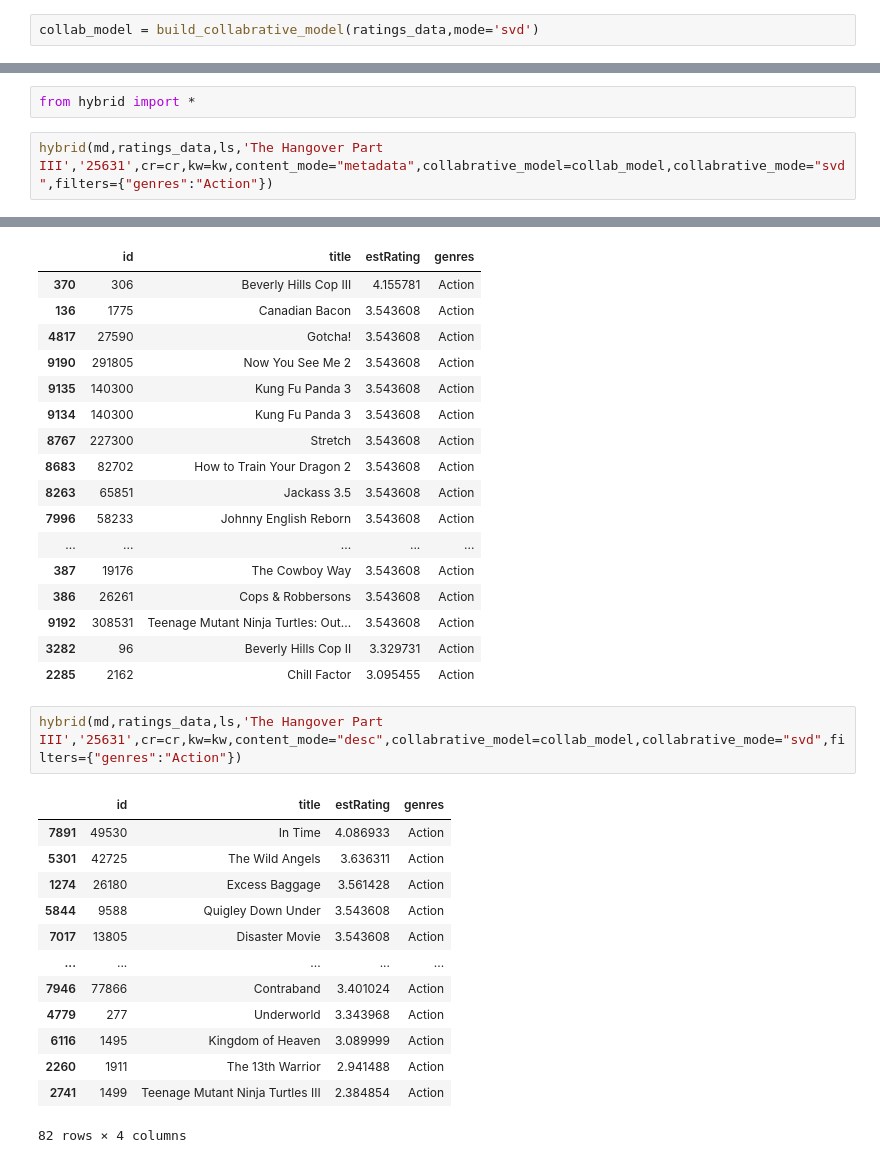
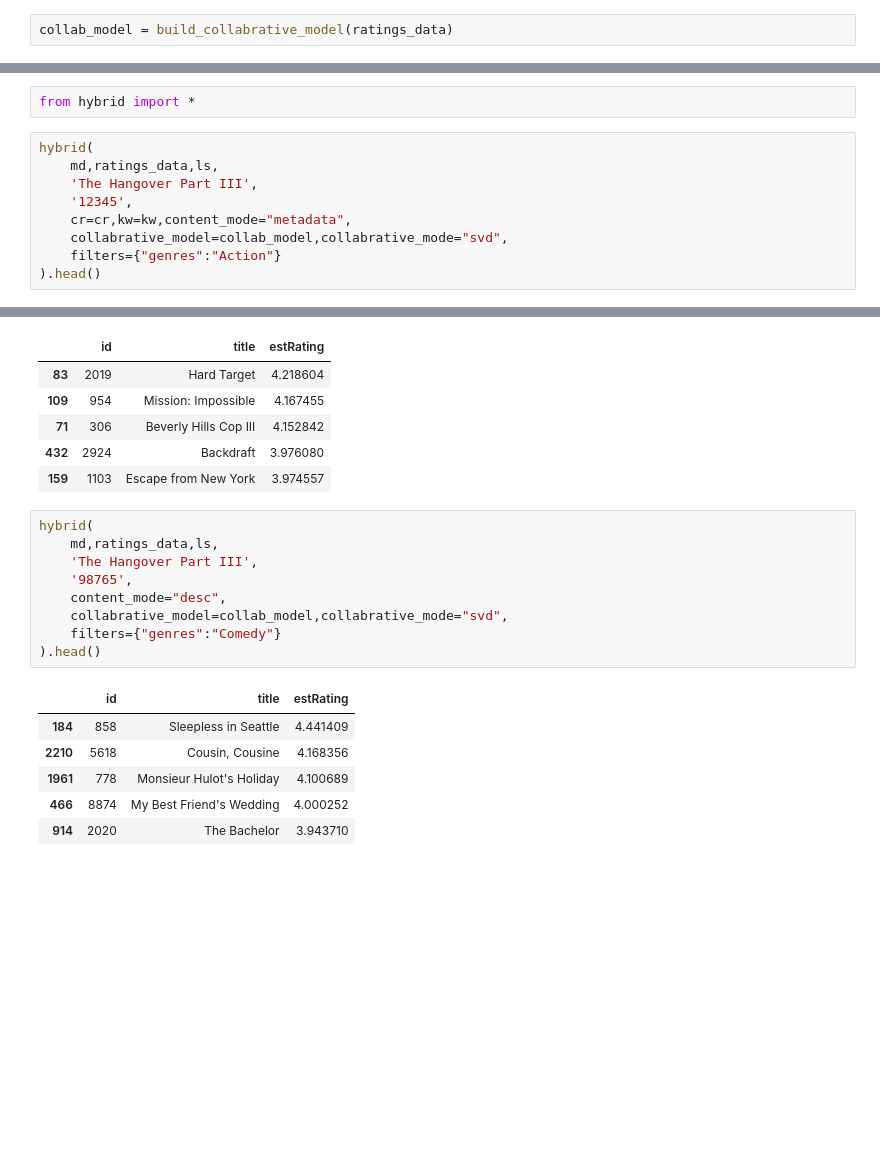
Before and after one commit to subhalingamd/movie-finder, a Jupyter notebook: frontend.ipynb, the cells around one changed output, grey strips where cells are left out. Drawn from its saved outputs; the diff is of its cells as text; blank space fills up the shorter version.

```diff
--- a/frontend.ipynb
+++ b/frontend.ipynb
@@ -185,7 +146,7 @@ content_metadata('The Hangover Part III',md,ls,cr,kw)[['id','title']]
 # %%
 from collabrative import *
 # %%
-collab_model = build_collabrative_model(ratings_data,mode='svd')
+collab_model = build_collabrative_model(ratings_data)
 # %% [output]
 Processing epoch 0
 Processing epoch 1
@@ -244,5 +191,12 @@ collabrative(md,ratings_data,'30000',model=collab_model,filters={"genres":"Comed
 # %%
 from hybrid import *
 # %%
-hybrid(md,ratings_data,ls,'The Hangover Part III','25631',cr=cr,kw=kw,content_mode="metadata",collabrative_model=collab_model,collabrative_mode="svd",filters={"genres":"Action"})
+hybrid(
+    md,ratings_data,ls,
+    'The Hangover Part III',
+    '12345',
+    cr=cr,kw=kw,content_mode="metadata",
+    collabrative_model=collab_model,collabrative_mode="svd",
+    filters={"genres":"Action"}
+).head()
 # %% [output]
@@ -249,33 +204,22 @@ hybrid(md,ratings_data,ls,'The Hangover Part III','25631',cr=cr,kw=kw,content_mo
-|  | id | title | estRating | genres |
-| 370 | 306 | Beverly Hills Cop III | 4.155781 | Action |
-| 136 | 1775 | Canadian Bacon | 3.543608 | Action |
-| 4817 | 27590 | Gotcha! | 3.543608 | Action |
-| 9190 | 291805 | Now You See Me 2 | 3.543608 | Action |
-| 9135 | 140300 | Kung Fu Panda 3 | 3.543608 | Action |
-| 9134 | 140300 | Kung Fu Panda 3 | 3.543608 | Action |
-| 8767 | 227300 | Stretch | 3.543608 | Action |
-| 8683 | 82702 | How to Train Your Dragon 2 | 3.543608 | Action |
-| 8263 | 65851 | Jackass 3.5 | 3.543608 | Action |
-| 7996 | 58233 | Johnny English Reborn | 3.543608 | Action |
-| ... | ... | ... | ... | ... |
-| 387 | 19176 | The Cowboy Way | 3.543608 | Action |
-| 386 | 26261 | Cops & Robbersons | 3.543608 | Action |
-| 9192 | 308531 | Teenage Mutant Ninja Turtles: Out... | 3.543608 | Action |
-| 3282 | 96 | Beverly Hills Cop II | 3.329731 | Action |
-| 2285 | 2162 | Chill Factor | 3.095455 | Action |
+|  | id | title | estRating |
+| 83 | 2019 | Hard Target | 4.218604 |
+| 109 | 954 | Mission: Impossible | 4.167455 |
+| 71 | 306 | Beverly Hills Cop III | 4.152842 |
+| 432 | 2924 | Backdraft | 3.976080 |
+| 159 | 1103 | Escape from New York | 3.974557 |
 # %%
-hybrid(md,ratings_data,ls,'The Hangover Part III','25631',cr=cr,kw=kw,content_mode="desc",collabrative_model=collab_model,collabrative_mode="svd",filters={"genres":"Action"})
+hybrid(
+    md,ratings_data,ls,
+    'The Hangover Part III',
+    '98765',
+    content_mode="desc",
+    collabrative_model=collab_model,collabrative_mode="svd",
+    filters={"genres":"Comedy"}
+).head()
 # %% [output]
-|  | id | title | estRating | genres |
-| 7891 | 49530 | In Time | 4.086933 | Action |
-| 5301 | 42725 | The Wild Angels | 3.636311 | Action |
-| 1274 | 26180 | Excess Baggage | 3.561428 | Action |
-| 5844 | 9588 | Quigley Down Under | 3.543608 | Action |
-| 7017 | 13805 | Disaster Movie | 3.543608 | Action |
-| ... | ... | ... | ... | ... |
-| 7946 | 77866 | Contraband | 3.401024 | Action |
-| 4779 | 277 | Underworld | 3.343968 | Action |
-| 6116 | 1495 | Kingdom of Heaven | 3.089999 | Action |
-| 2260 | 1911 | The 13th Warrior | 2.941488 | Action |
-| 2741 | 1499 | Teenage Mutant Ninja Turtles III | 2.384854 | Action |
+|  | id | title | estRating |
+| 184 | 858 | Sleepless in Seattle | 4.441409 |
+| 2210 | 5618 | Cousin, Cousine | 4.168356 |
+| 1961 | 778 | Monsieur Hulot's Holiday | 4.100689 |
+| 466 | 8874 | My Best Friend's Wedding | 4.000252 |
+| 914 | 2020 | The Bachelor | 3.943710 |
-82 rows × 4 columns
```
Also changed, not shown: parts of 10 cells of this notebook.
